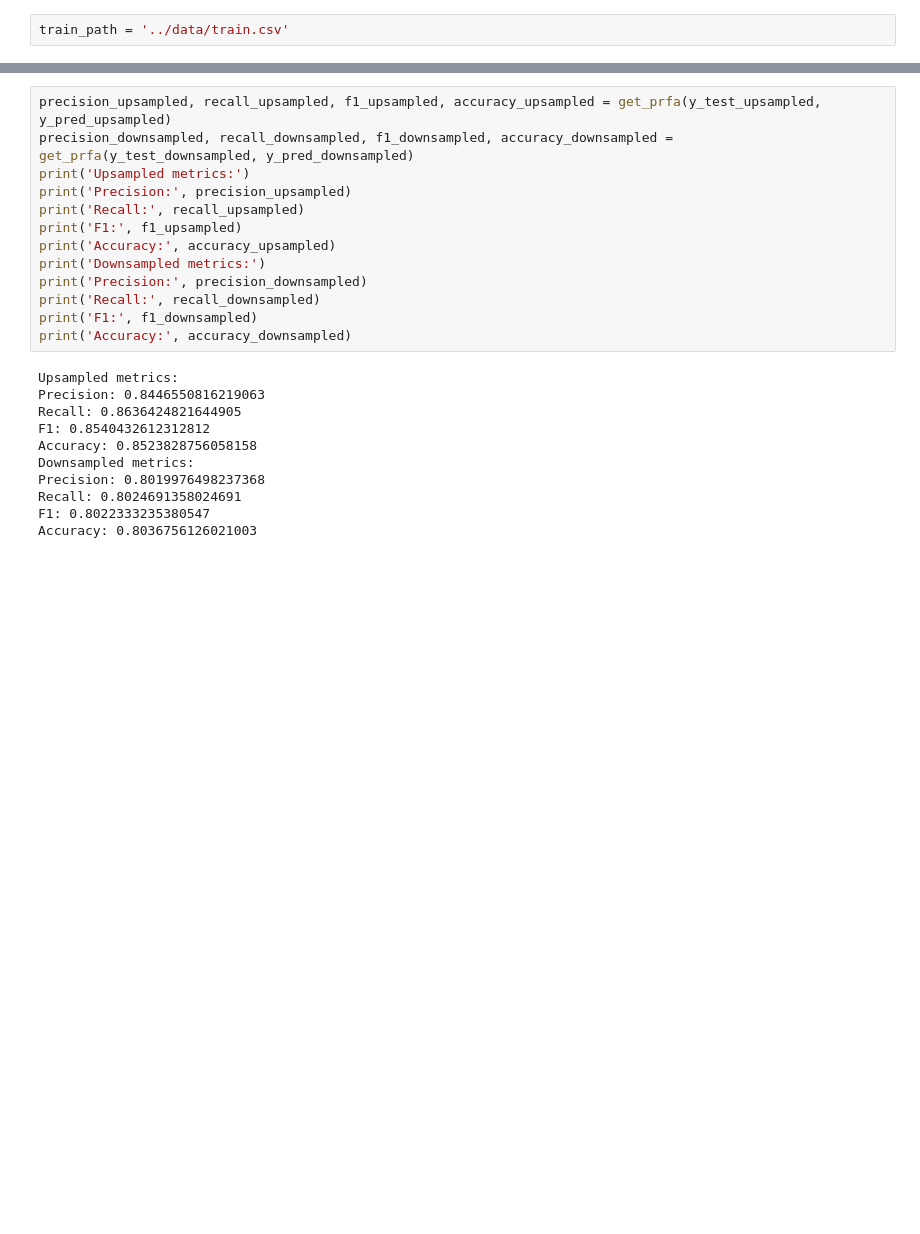
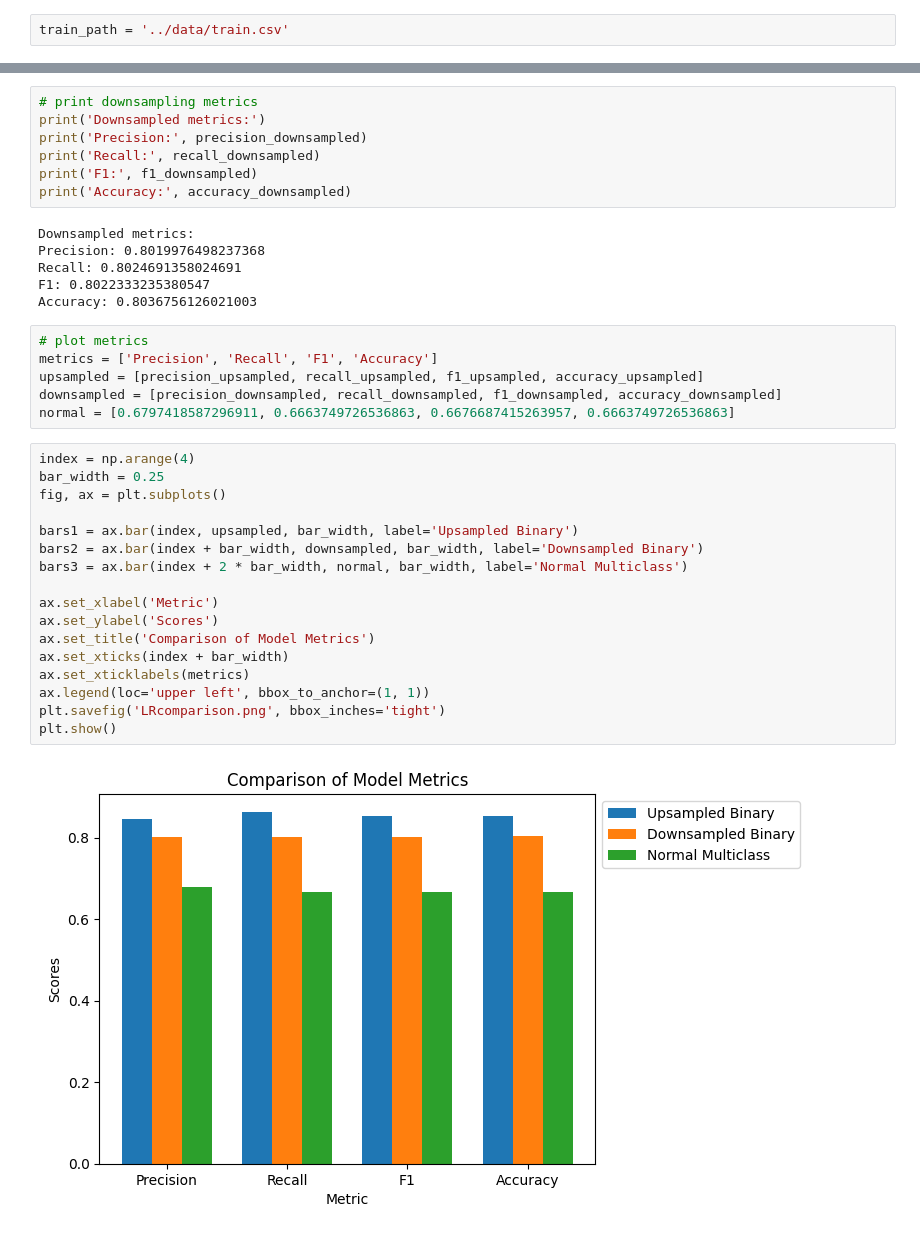
Before and after one commit to 22ericchen/Suicide-Ideation-Detection, a Jupyter notebook: backend/Models/LRbinary.ipynb, the cells around one changed output, grey strips where cells are left out. Drawn from its saved outputs; the diff is of its cells as text; blank space fills up the shorter version.

Commit message:
finished lr binary and commented code

```diff
--- a/backend/Models/LRbinary.ipynb
+++ b/backend/Models/LRbinary.ipynb
@@ -82,24 +113,38 @@ def get_prfa(y_true, y_pred):
 # %%
-precision_upsampled, recall_upsampled, f1_upsampled, accuracy_upsampled = get_prfa(y_test_upsampled, y_pred_upsampled)
-precision_downsampled, recall_downsampled, f1_downsampled, accuracy_downsampled = get_prfa(y_test_downsampled, y_pred_downsampled)
-print('Upsampled metrics:')
-print('Precision:', precision_upsampled)
-print('Recall:', recall_upsampled)
-print('F1:', f1_upsampled)
-print('Accuracy:', accuracy_upsampled)
+# print downsampling metrics
 print('Downsampled metrics:')
 print('Precision:', precision_downsampled)
 print('Recall:', recall_downsampled)
 print('F1:', f1_downsampled)
 print('Accuracy:', accuracy_downsampled)
 # %% [output]
-Upsampled metrics:
-Precision: 0.8446550816219063
-Recall: 0.8636424821644905
-F1: 0.8540432612312812
-Accuracy: 0.8523828756058158
 Downsampled metrics:
 Precision: 0.8019976498237368
 Recall: 0.8024691358024691
 F1: 0.8022333235380547
 Accuracy: 0.8036756126021003
+# %%
+# plot metrics
+metrics = ['Precision', 'Recall', 'F1', 'Accuracy']
+upsampled = [precision_upsampled, recall_upsampled, f1_upsampled, accuracy_upsampled]
+downsampled = [precision_downsampled, recall_downsampled, f1_downsampled, accuracy_downsampled]
+normal = [0.6797418587296911, 0.6663749726536863, 0.6676687415263957, 0.6663749726536863]
+# %%
+index = np.arange(4)
+bar_width = 0.25
+fig, ax = plt.subplots()
+
+bars1 = ax.bar(index, upsampled, bar_width, label='Upsampled Binary')
+bars2 = ax.bar(index + bar_width, downsampled, bar_width, label='Downsampled Binary')
+bars3 = ax.bar(index + 2 * bar_width, normal, bar_width, label='Normal Multiclass')
+
+ax.set_xlabel('Metric')
+ax.set_ylabel('Scores')
+ax.set_title('Comparison of Model Metrics')
+ax.set_xticks(index + bar_width)
+ax.set_xticklabels(metrics)
+ax.legend(loc='upper left', bbox_to_anchor=(1, 1))
+plt.savefig('LRcomparison.png', bbox_inches='tight')
+plt.show()
+# %% [output]
+[figure, added]
```
Also changed, not shown: parts of 13 cells of this notebook, 2 other files.
